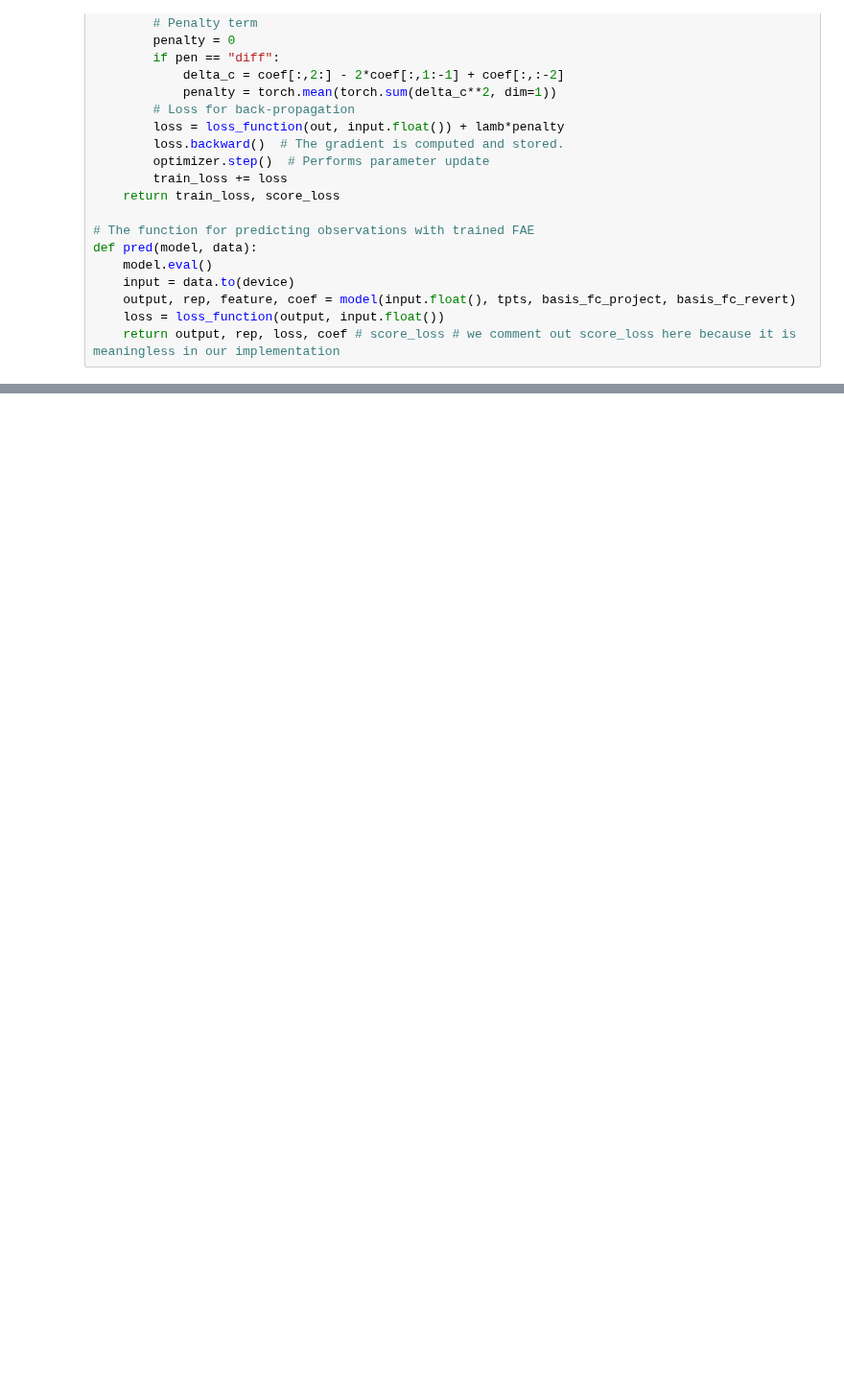
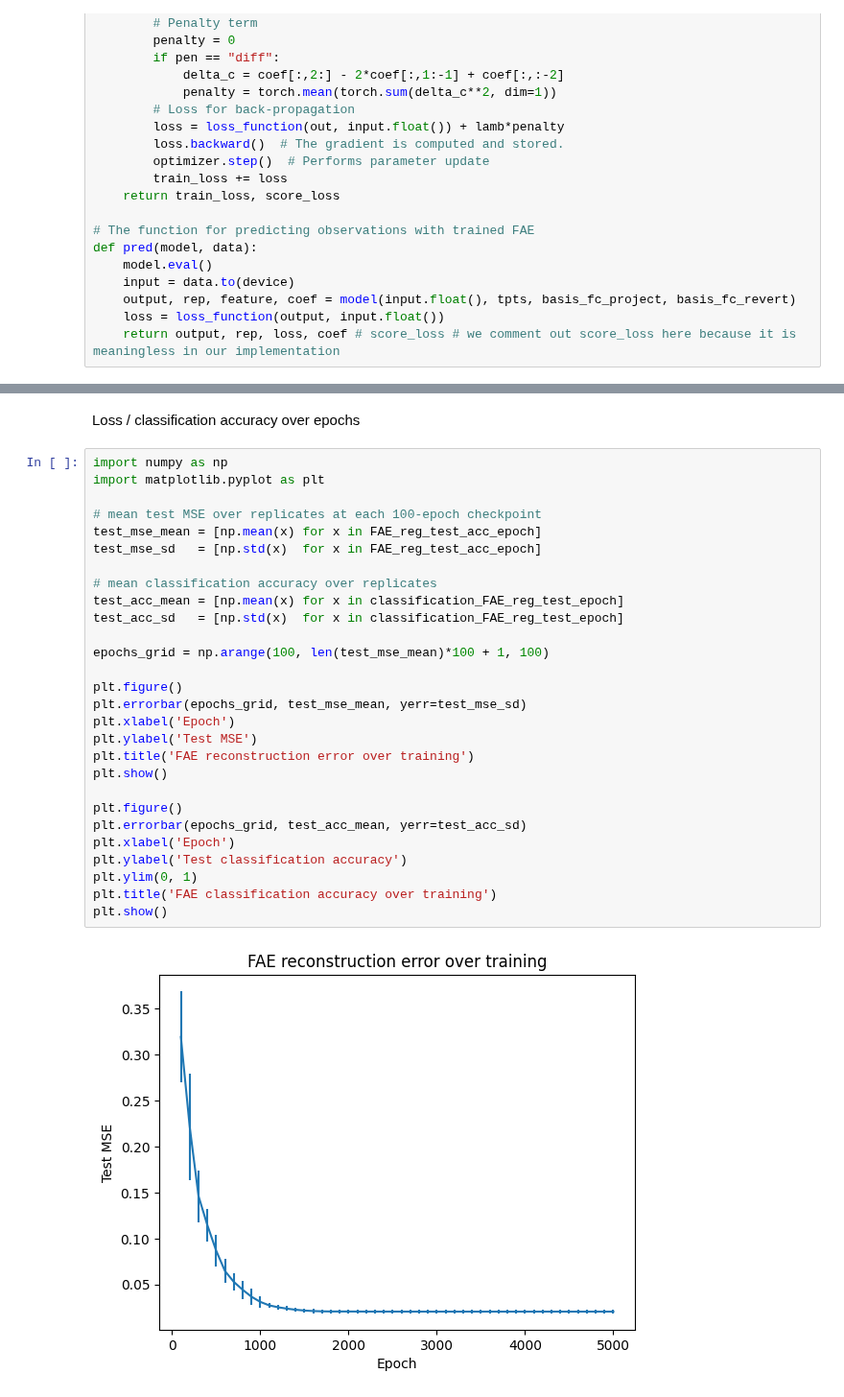
Before and after one commit to mobinapourmoshir/Functional-Autoencoder, a Jupyter notebook: FAE-Regular.ipynb, the cells around one changed output, grey strips where cells are left out. Shown at 96% size. Saved outputs shown, nothing was run; the diff lists cells and outputs as text; blank space fills up the shorter version.

```diff
--- a/FAE-Regular.ipynb
+++ b/FAE-Regular.ipynb
@@ -278,0 +395,32 @@ stats.ttest_rel(classification_FAE_test_niter, classification_FPCA_test_niter) #
+# %% [markdown]
+Loss / classification accuracy over epochs
+# %%
+import numpy as np
+import matplotlib.pyplot as plt
+
+# mean test MSE over replicates at each 100-epoch checkpoint
+test_mse_mean = [np.mean(x) for x in FAE_reg_test_acc_epoch]
+test_mse_sd   = [np.std(x)  for x in FAE_reg_test_acc_epoch]
+
+# mean classification accuracy over replicates
+test_acc_mean = [np.mean(x) for x in classification_FAE_reg_test_epoch]
+test_acc_sd   = [np.std(x)  for x in classification_FAE_reg_test_epoch]
+
+epochs_grid = np.arange(100, len(test_mse_mean)*100 + 1, 100)
+
+plt.figure()
+plt.errorbar(epochs_grid, test_mse_mean, yerr=test_mse_sd)
+plt.xlabel('Epoch')
+plt.ylabel('Test MSE')
+plt.title('FAE reconstruction error over training')
+plt.show()
+
+plt.figure()
+plt.errorbar(epochs_grid, test_acc_mean, yerr=test_acc_sd)
+plt.xlabel('Epoch')
+plt.ylabel('Test classification accuracy')
+plt.ylim(0, 1)
+plt.title('FAE classification accuracy over training')
+plt.show()
+# %% [output]
+[figure, added]
```
Also changed, not shown: parts of 10 cells of this notebook, 1 other file.
